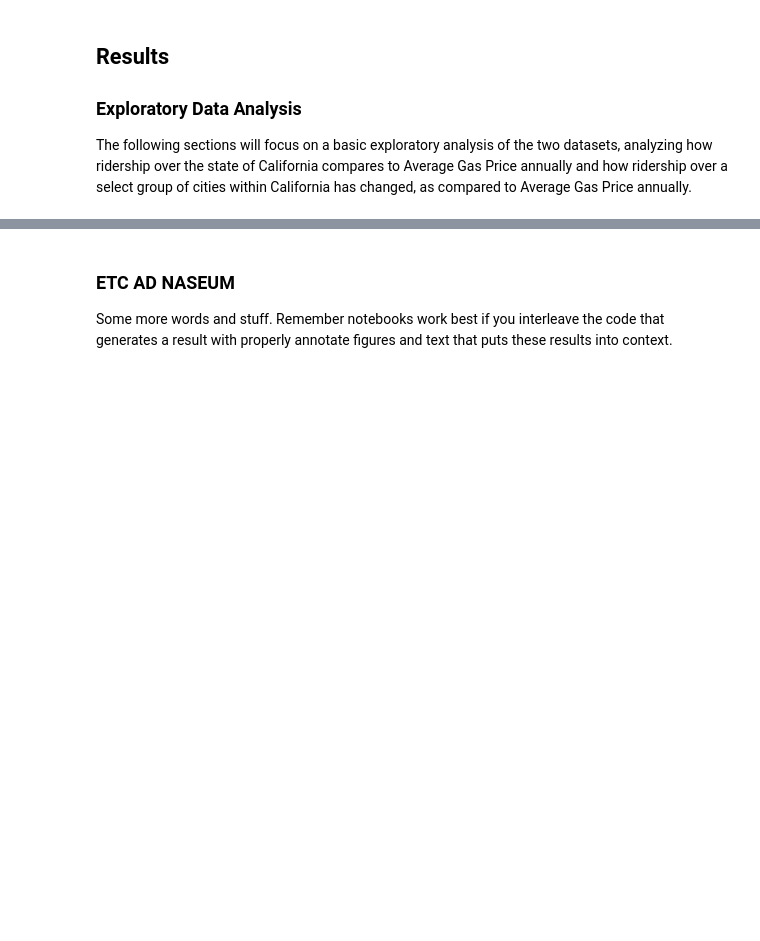
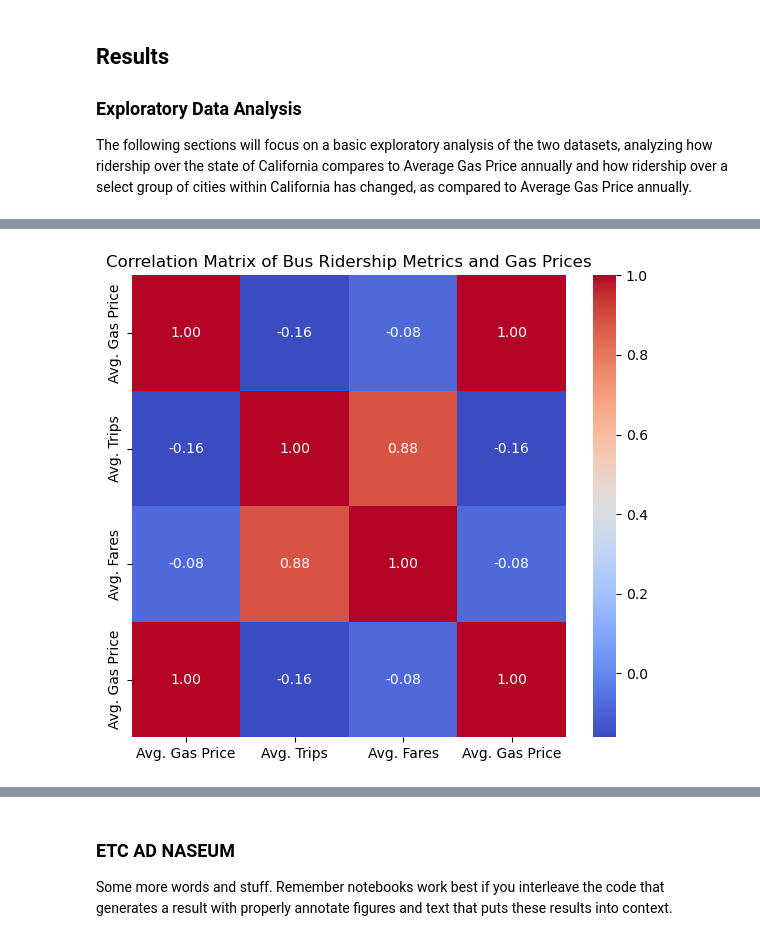
Before and after one commit to COGS108/Group012_WI26, a Jupyter notebook: 03-FinalProject.ipynb, the cells around one changed output, grey strips where cells are left out. Cells and saved outputs as stored; diff of their text form; code cells hidden in the pictures; blank space fills up the shorter version.

```diff
--- a/03-FinalProject.ipynb
+++ b/03-FinalProject.ipynb
@@ -287,0 +278,22 @@ Some more words and stuff.  Remember notebooks work best if you interleave the c
+# %%
+# Group gas_df by year and get the average gas price for each year, then convert into a dictionary to map onto ride_df
+gas_df_avg = gas_df.groupby('Year')['Gas_Price'].mean().to_dict()
+
+# Create new dataframe based on ride_df and grouping by year
+ride_df_state = ride_df.groupby(['Year'])[['Passenger Miles', 'Passenger Trips', 'Fares', 'Expenses', 'Population']].sum()
+
+# Reformatting to add Avg. Gas Price as a column after grouping
+ride_df_state = ride_df_state.reset_index()
+ride_df_state['Avg. Gas Price'] = ride_df_state['Year'].map(gas_df_avg)
+ride_df_state = ride_df_state.set_index(['Year'])
+
+# Getting an average value for ridership proxies; these are somewhat flawed because of the number of data points, but
+# should be more comparable year to year
+ride_df_state['Avg. Miles'] = ride_df_state['Passenger Miles'] / ride_df_state['Population']
+ride_df_state['Avg. Fares'] = ride_df_state['Fares'] / ride_df_state['Population']
+ride_df_state['Avg. Trips'] = ride_df_state['Passenger Trips'] / ride_df_state['Population']
+ride_df_state['Avg. Expense'] = ride_df_state['Expenses'] / ride_df_state['Population']
+
+ride_df_state = ride_df_state.drop(index=2024)
+
+ride_df_state.head()
@@ -287,0 +450,20 @@ Some more words and stuff.  Remember notebooks work best if you interleave the c
+# %%
+corr = ride_df_state[['Avg. Gas Price',
+                      'Avg. Trips',
+                      'Avg. Fares',
+                      'Avg. Gas Price']].corr()
+
+plt.figure(figsize=(7,6))
+
+sns.heatmap(
+    corr,
+    annot=True,
+    cmap='coolwarm',
+    fmt='.2f'
+)
+
+plt.title('Correlation Matrix of Bus Ridership Metrics and Gas Prices')
+
+plt.show()
+# %% [output]
+[figure, added]
```
Also changed, not shown: parts of 21 cells of this notebook.
